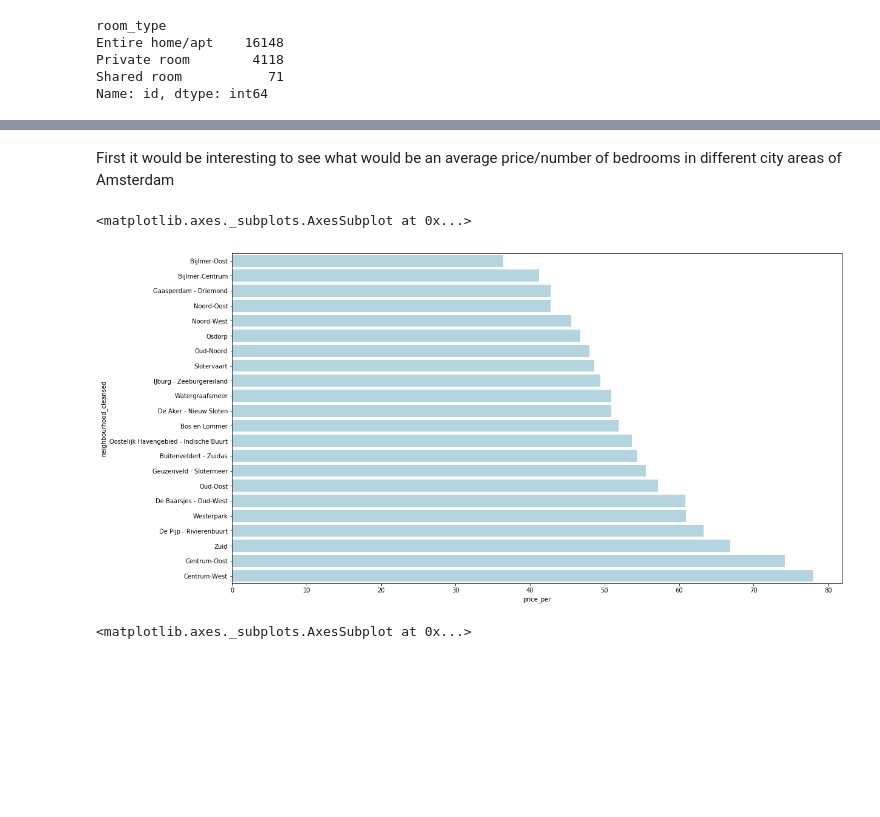
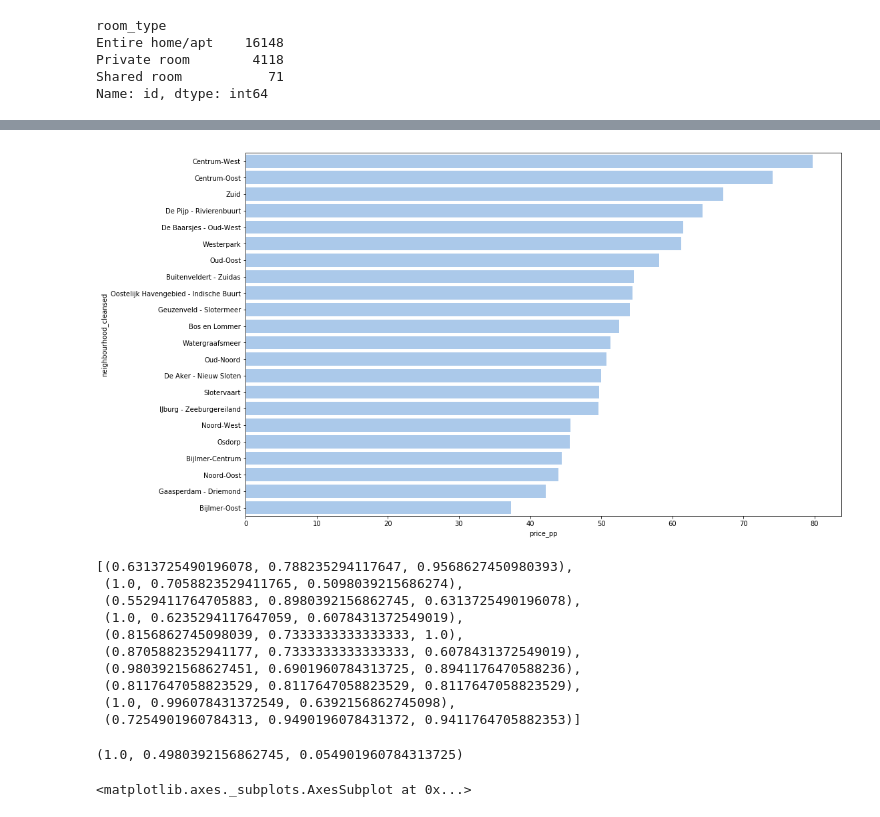
Before and after one commit to lukazaplotnik/Airbnb-Data-Analysis, a Jupyter notebook: Airbnb Prices in Amsterdam.ipynb, the cells around one changed output, grey strips where cells are left out. Saved outputs shown, nothing was run; the diff lists cells and outputs as text; code cells hidden in the pictures; blank space fills up the shorter version.

Commit message:
Price per neighborhood function completed

```diff
--- a/Airbnb Prices in Amsterdam.ipynb
+++ b/Airbnb Prices in Amsterdam.ipynb
@@ -29,6 +29,9 @@ from sklearn.multioutput import MultiOutputClassifier
 [nltk_data] Downloading package stopwords to
 [nltk_data]     C:\Users\zaplu\AppData\Roaming\nltk_data...
 [nltk_data]   Package stopwords is already up-to-date!
+# %%
+plt.rcParams['figure.figsize'] = [16, 10]
+colors = sns.color_palette('pastel')
 # %% [markdown]
 ## Project motivation
 # %% [markdown]
@@ -197,11 +278,29 @@ grouped_data = pd.DataFrame(data.groupby(['neighbourhood_cleansed','room_type'])
-# %% [markdown]
-First it would be interesting to see what would be an average price/number of bedrooms in different city areas of Amsterdam
+# %%
+avg_prices = listings_filtered.groupby(['neighbourhood_cleansed'])['price_pp'].mean().sort_values(ascending = False)
+avg_prices_df = pd.DataFrame(average_prices).reset_index()
 # %%
-plt.rcParams['figure.figsize'] = [18, 10]
-sns.barplot(y = 'neighbourhood_cleansed',x ='price_per',data = grouped_data[grouped_data['room_type']=='Entire home/apt'],orient='h',color='lightblue')
+plt.rcParams['figure.figsize'] = [16, 10]
+colors = sns.color_palette('pastel')
+sns.barplot(y = 'neighbourhood_cleansed', x = 'price_pp', data = avg_prices_df, orient='h', color= colors[0]);
 # %% [output]
-<matplotlib.axes._subplots.AxesSubplot at 0x...>
-[figure, old version]
+[figure, new version]
+# %%
+sns.color_palette('pastel')[1]
+# %% [output]
+[(0.6313725490196078, 0.788235294117647, 0.9568627450980393),
+ (1.0, 0.7058823529411765, 0.5098039215686274),
+ (0.5529411764705883, 0.8980392156862745, 0.6313725490196078),
+ (1.0, 0.6235294117647059, 0.6078431372549019),
+ (0.8156862745098039, 0.7333333333333333, 1.0),
+ (0.8705882352941177, 0.7333333333333333, 0.6078431372549019),
+ (0.9803921568627451, 0.6901960784313725, 0.8941176470588236),
+ (0.8117647058823529, 0.8117647058823529, 0.8117647058823529),
+ (1.0, 0.996078431372549, 0.6392156862745098),
+ (0.7254901960784313, 0.9490196078431372, 0.9411764705882353)]
+# %%
+ sns.color_palette()[1]
+# %% [output]
+(1.0, 0.4980392156862745, 0.054901960784313725)
 # %%
 sns.barplot(y = 'neighbourhood_cleansed',x ='price_per',data = grouped_data[grouped_data['room_type']=='Private room'],orient='h',color='lightblue')
 # %% [output]
```
Also changed, not shown: parts of 9 cells of this notebook.
